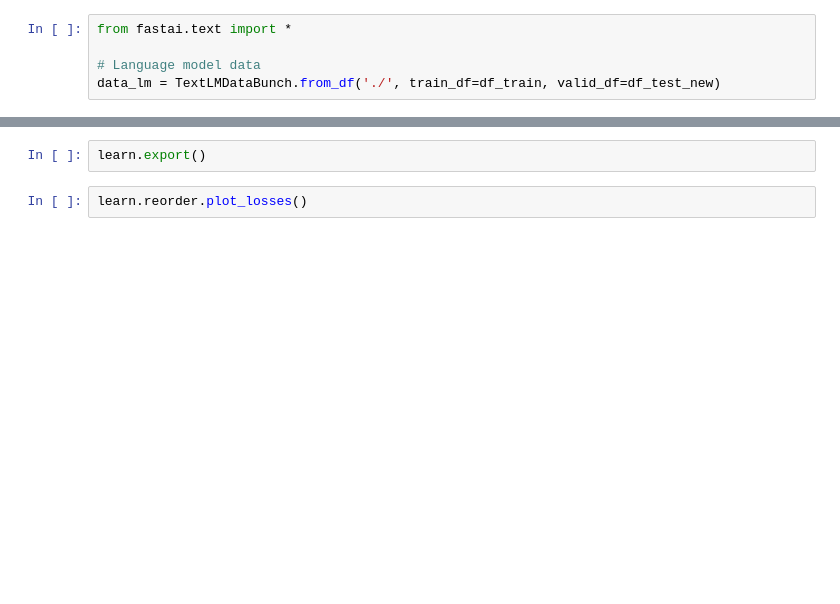
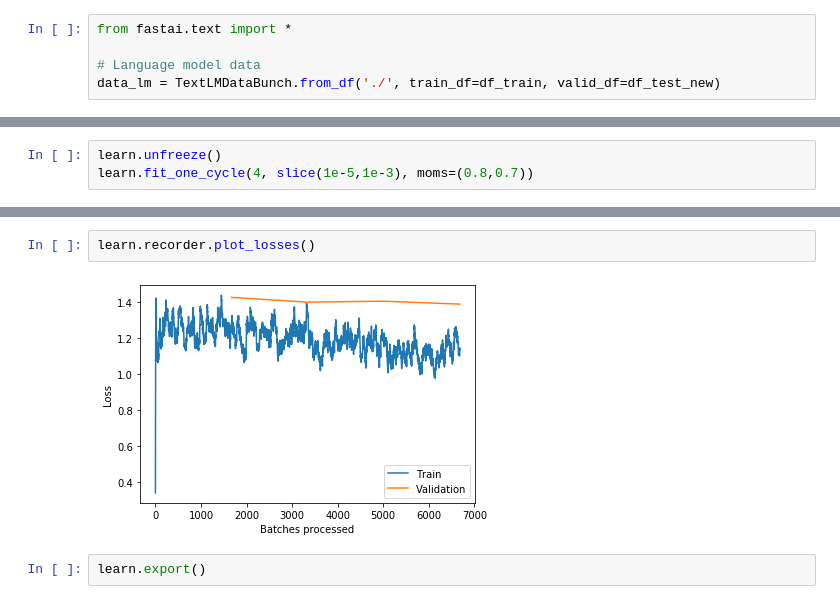
Before and after one commit to christinezuzart/DeepLearning, a Jupyter notebook: NLPULMFitGPU.ipynb, the cells around one changed output, grey strips where cells are left out. Drawn from its saved outputs; the diff is of its cells as text; blank space fills up the shorter version.

```diff
--- a/NLPULMFitGPU.ipynb
+++ b/NLPULMFitGPU.ipynb
@@ -89,0 +124,3 @@ learn.fit_one_cycle(3, slice(1e-4, 1e-2))
+# %%
+learn.unfreeze()
+learn.fit_one_cycle(4, slice(1e-5,1e-3), moms=(0.8,0.7))
@@ -90,4 +133,6 @@ learn.fit_one_cycle(3, slice(1e-4, 1e-2))
+# %%
+learn.recorder.plot_losses()
+# %% [output]
+[figure, added]
 # %%
 learn.export()
-# %%
-learn.reorder.plot_losses()
```
Also changed, not shown: parts of 27 cells of this notebook.
